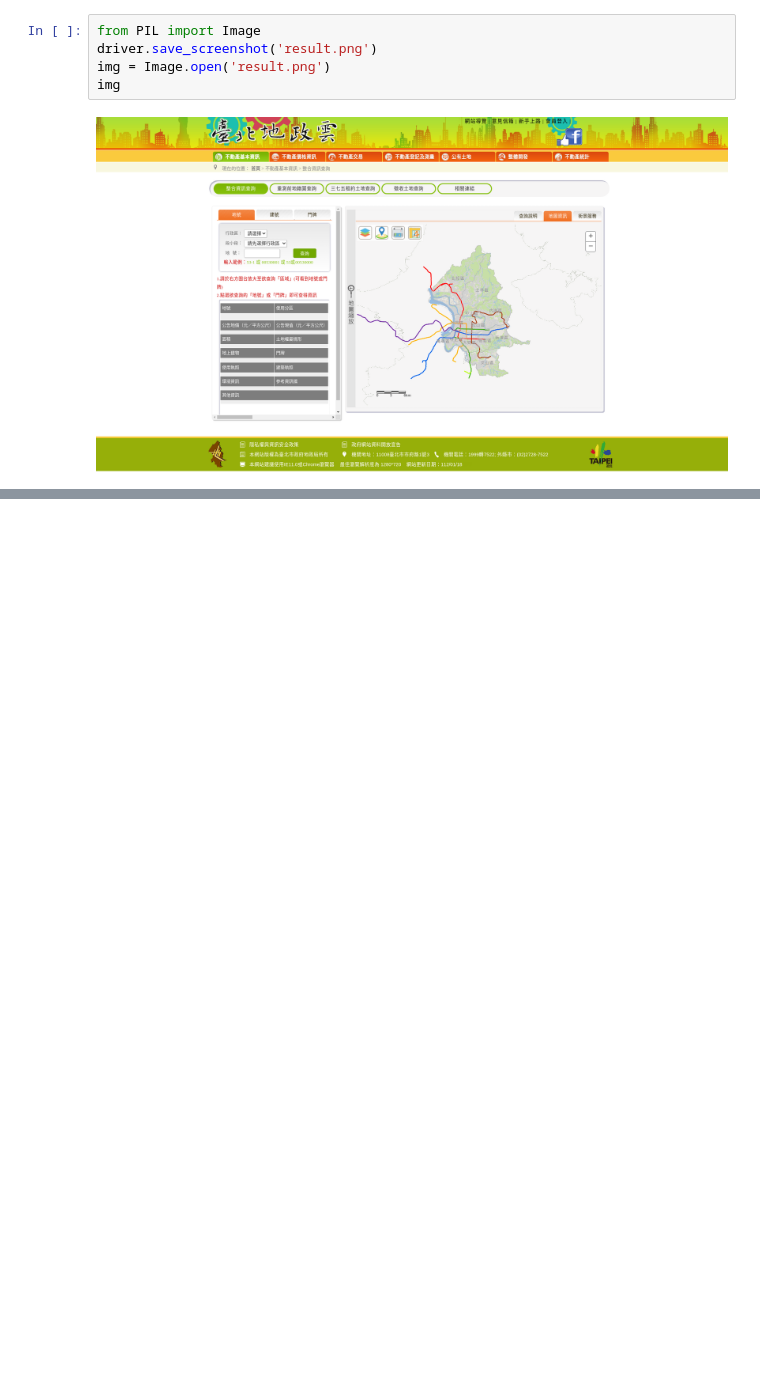
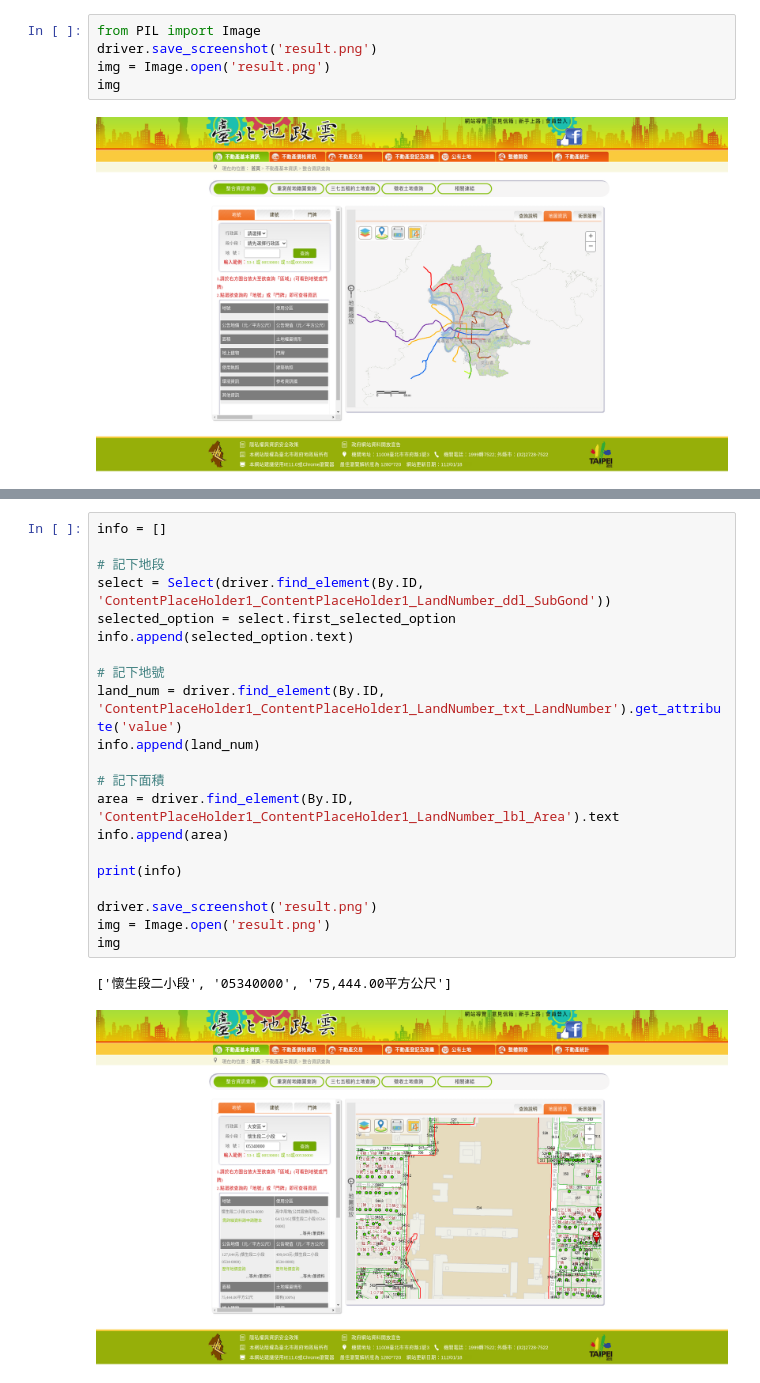
Before and after one commit to yctsaiyc/parkinglot, a Jupyter notebook: parkinglot.ipynb, the cells around one changed output, grey strips where cells are left out. Drawn from its saved outputs; the diff is of its cells as text; blank space fills up the shorter version.

```diff
--- a/parkinglot.ipynb
+++ b/parkinglot.ipynb
@@ -222,0 +228,24 @@ Message:
+# %%
+info = []
+
+# 記下地段
+select = Select(driver.find_element(By.ID, 'ContentPlaceHolder1_ContentPlaceHolder1_LandNumber_ddl_SubGond'))
+selected_option = select.first_selected_option
+info.append(selected_option.text)
+
+# 記下地號
+land_num = driver.find_element(By.ID, 'ContentPlaceHolder1_ContentPlaceHolder1_LandNumber_txt_LandNumber').get_attribute('value')
+info.append(land_num)
+
+# 記下面積
+area = driver.find_element(By.ID, 'ContentPlaceHolder1_ContentPlaceHolder1_LandNumber_lbl_Area').text
+info.append(area)
+
+print(info)
+
+driver.save_screenshot('result.png')
+img = Image.open('result.png')
+img
+# %% [output]
+['懷生段二小段', '05340000', '75,444.00平方公尺']
+[figure, added]
```
Also changed, not shown: parts of 5 cells of this notebook.
